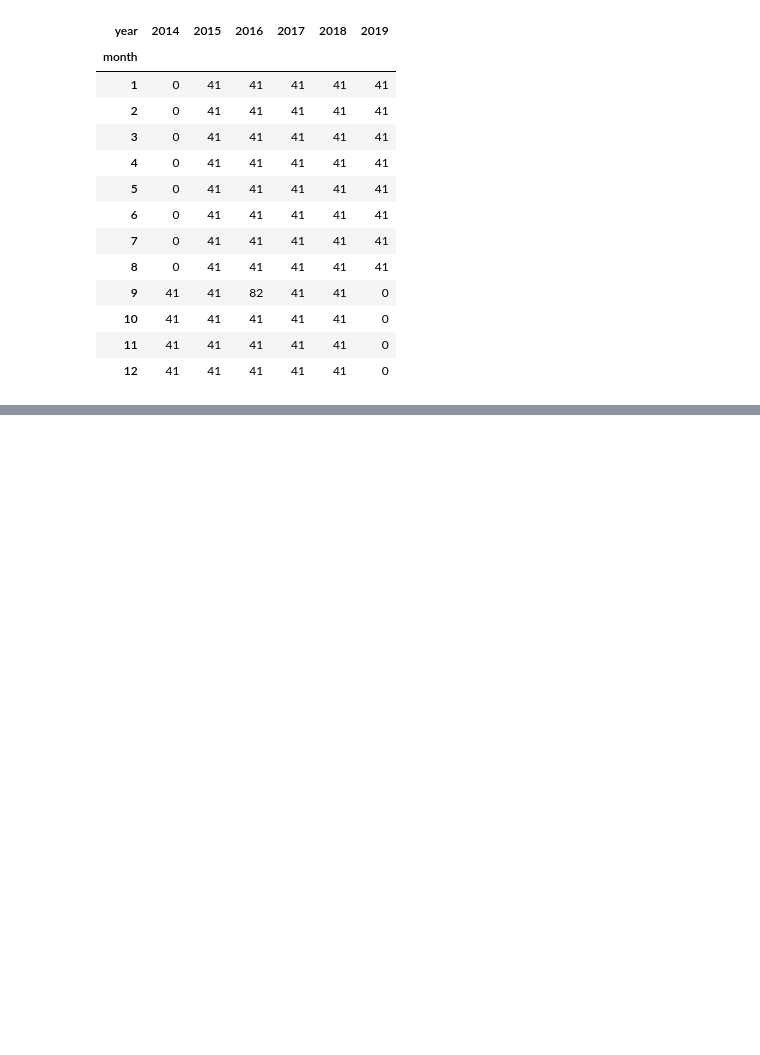
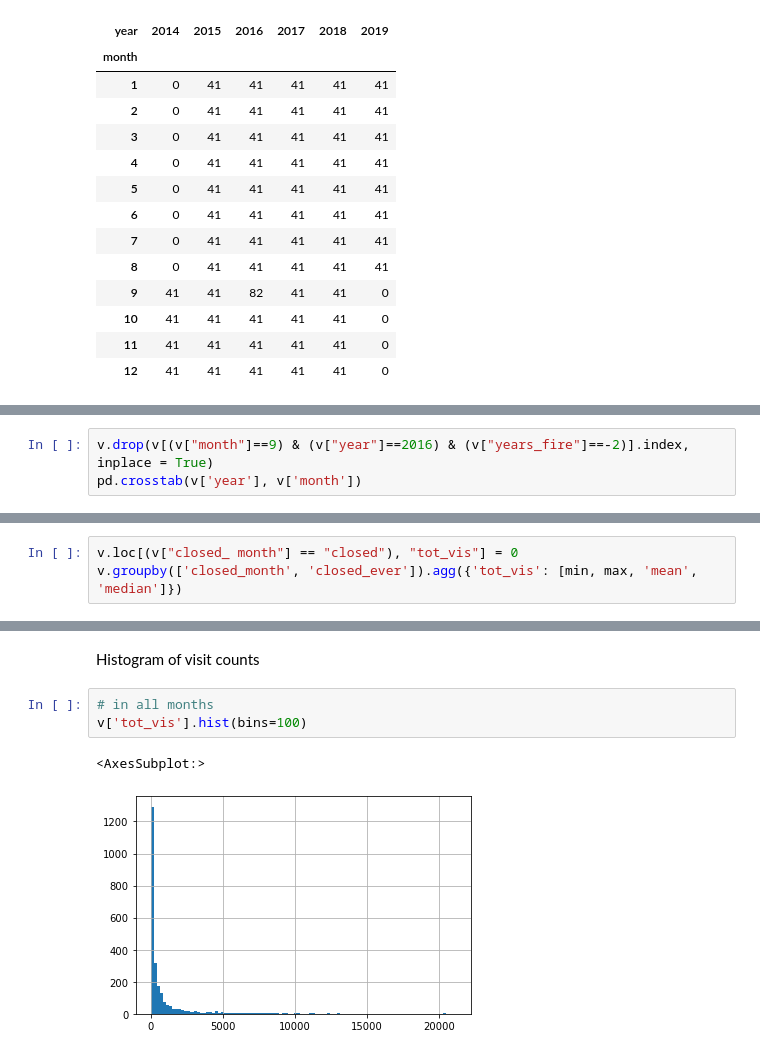
Before and after one commit to efpelletier/sparksandrec, a Jupyter notebook: data_exploration.ipynb, the cells around one changed output, grey strips where cells are left out. Saved outputs shown, nothing was run; the diff lists cells and outputs as text; blank space fills up the shorter version.

```diff
--- a/data_exploration.ipynb
+++ b/data_exploration.ipynb
@@ -128,0 +182,3 @@ pd.crosstab(v['month'], v['year'])
+# %%
+v.drop(v[(v["month"]==9) & (v["year"]==2016) & (v["years_fire"]==-2)].index, inplace = True)
+pd.crosstab(v['year'], v['month'])
@@ -128,0 +366,3 @@ pd.crosstab(v['month'], v['year'])
+# %%
+v.loc[(v["closed_ month"] == "closed"), "tot_vis"] = 0
+v.groupby(['closed_month', 'closed_ever']).agg({'tot_vis': [min, max, 'mean', 'median']})
@@ -128,0 +376,8 @@ pd.crosstab(v['month'], v['year'])
+# %% [markdown]
+Histogram of visit counts
+# %%
+# in all months
+v['tot_vis'].hist(bins=100)
+# %% [output]
+<AxesSubplot:>
+[figure, added]
```
Also changed, not shown: parts of 42 cells of this notebook.
